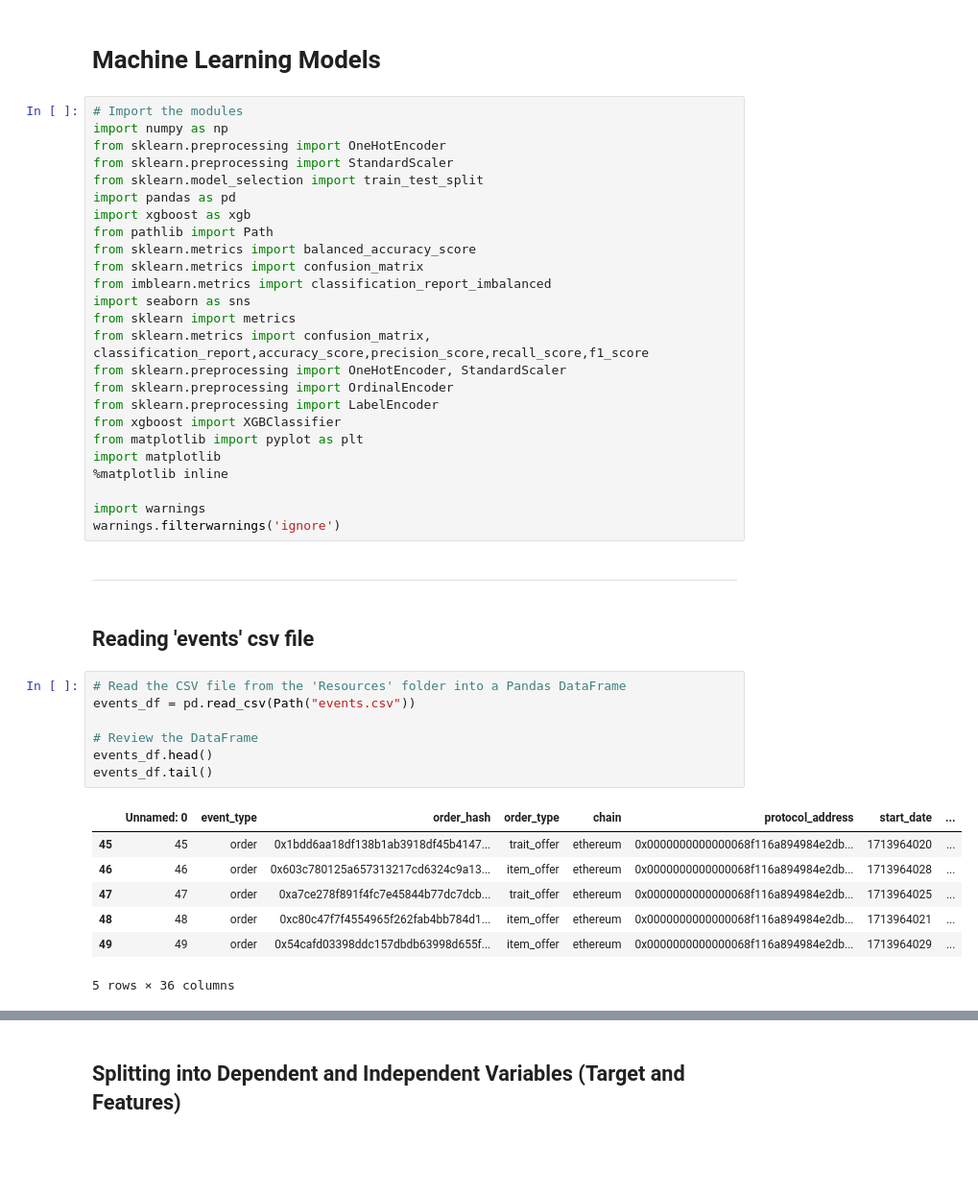
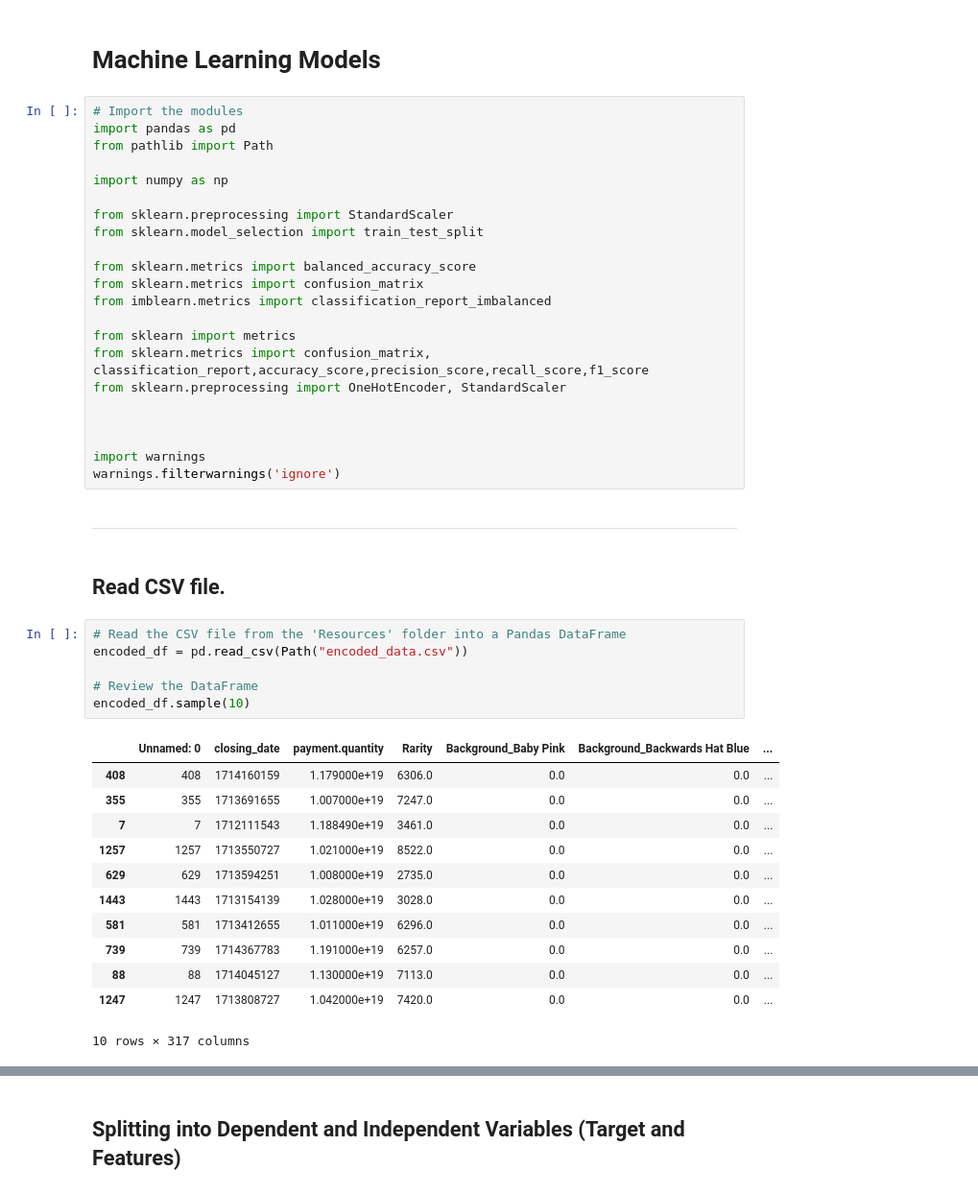
Before and after one commit to Project-3-Anvi-Maria-and-Jacqueline/project3, a Jupyter notebook: machine_learning_models.ipynb, the cells around one changed output, grey strips where cells are left out. Shown at 96% size. Cells and saved outputs as stored; diff of their text form; blank space fills up the shorter version.

```diff
--- a/machine_learning_models.ipynb
+++ b/machine_learning_models.ipynb
@@ -2,45 +2,46 @@
 # Machine Learning Models
 # %%
 # Import the modules
+import pandas as pd
+from pathlib import Path
+
 import numpy as np
-from sklearn.preprocessing import OneHotEncoder
+
 from sklearn.preprocessing import StandardScaler
 from sklearn.model_selection import train_test_split
-import pandas as pd
-import xgboost as xgb
-from pathlib import Path
+
 from sklearn.metrics import balanced_accuracy_score
 from sklearn.metrics import confusion_matrix
 from imblearn.metrics import classification_report_imbalanced
-import seaborn as sns
+
 from sklearn import metrics
 from sklearn.metrics import confusion_matrix, classification_report,accuracy_score,precision_score,recall_score,f1_score
 from sklearn.preprocessing import OneHotEncoder, StandardScaler
-from sklearn.preprocessing import OrdinalEncoder
-from sklearn.preprocessing import LabelEncoder
-from xgboost import XGBClassifier
-from matplotlib import pyplot as plt
-import matplotlib
-%matplotlib inline
+
+
 
 import warnings
 warnings.filterwarnings('ignore')
 # %% [markdown]
 ---
-# %% [markdown]
-## Reading 'events' csv file
+# %% [markdown]
+## Read CSV file.
 # %%
 # Read the CSV file from the 'Resources' folder into a Pandas DataFrame
-events_df = pd.read_csv(Path("events.csv"))
+encoded_df = pd.read_csv(Path("encoded_data.csv"))
 
 # Review the DataFrame
-events_df.head()
-events_df.tail()
+encoded_df.sample(10)
 # %% [output]
-|  | Unnamed: 0 | event_type | order_hash | order_type | chain | protocol_address | start_date | ... |
-| 45 | 45 | order | 0x1bdd6aa18df138b1ab3918df45b4147... | trait_offer | ethereum | 0x0000000000000068f116a894984e2db... | 1713964020 | ... |
-| 46 | 46 | order | 0x603c780125a657313217cd6324c9a13... | item_offer | ethereum | 0x0000000000000068f116a894984e2db... | 1713964028 | ... |
-| 47 | 47 | order | 0xa7ce278f891f4fc7e45844b77dc7dcb... | trait_offer | ethereum | 0x0000000000000068f116a894984e2db... | 1713964025 | ... |
-| 48 | 48 | order | 0xc80c47f7f4554965f262fab4bb784d1... | item_offer | ethereum | 0x0000000000000068f116a894984e2db... | 1713964021 | ... |
-| 49 | 49 | order | 0x54cafd03398ddc157dbdb63998d655f... | item_offer | ethereum | 0x0000000000000068f116a894984e2db... | 1713964029 | ... |
+|  | Unnamed: 0 | closing_date | payment.quantity | Rarity | Background_Baby Pink | Background_Backwards Hat Blue | ... |
+| 408 | 408 | 1714160159 | 1.179000e+19 | 6306.0 | 0.0 | 0.0 | ... |
+| 355 | 355 | 1713691655 | 1.007000e+19 | 7247.0 | 0.0 | 0.0 | ... |
+| 7 | 7 | 1712111543 | 1.188490e+19 | 3461.0 | 0.0 | 0.0 | ... |
+| 1257 | 1257 | 1713550727 | 1.021000e+19 | 8522.0 | 0.0 | 0.0 | ... |
+| 629 | 629 | 1713594251 | 1.008000e+19 | 2735.0 | 0.0 | 0.0 | ... |
+| 1443 | 1443 | 1713154139 | 1.028000e+19 | 3028.0 | 0.0 | 0.0 | ... |
+| 581 | 581 | 1713412655 | 1.011000e+19 | 6296.0 | 0.0 | 0.0 | ... |
+| 739 | 739 | 1714367783 | 1.191000e+19 | 6257.0 | 0.0 | 0.0 | ... |
+| 88 | 88 | 1714045127 | 1.130000e+19 | 7113.0 | 0.0 | 0.0 | ... |
+| 1247 | 1247 | 1713808727 | 1.042000e+19 | 7420.0 | 0.0 | 0.0 | ... |
-5 rows × 36 columns
+10 rows × 317 columns
```
Also changed, not shown: parts of 21 cells of this notebook, 4 other files.
